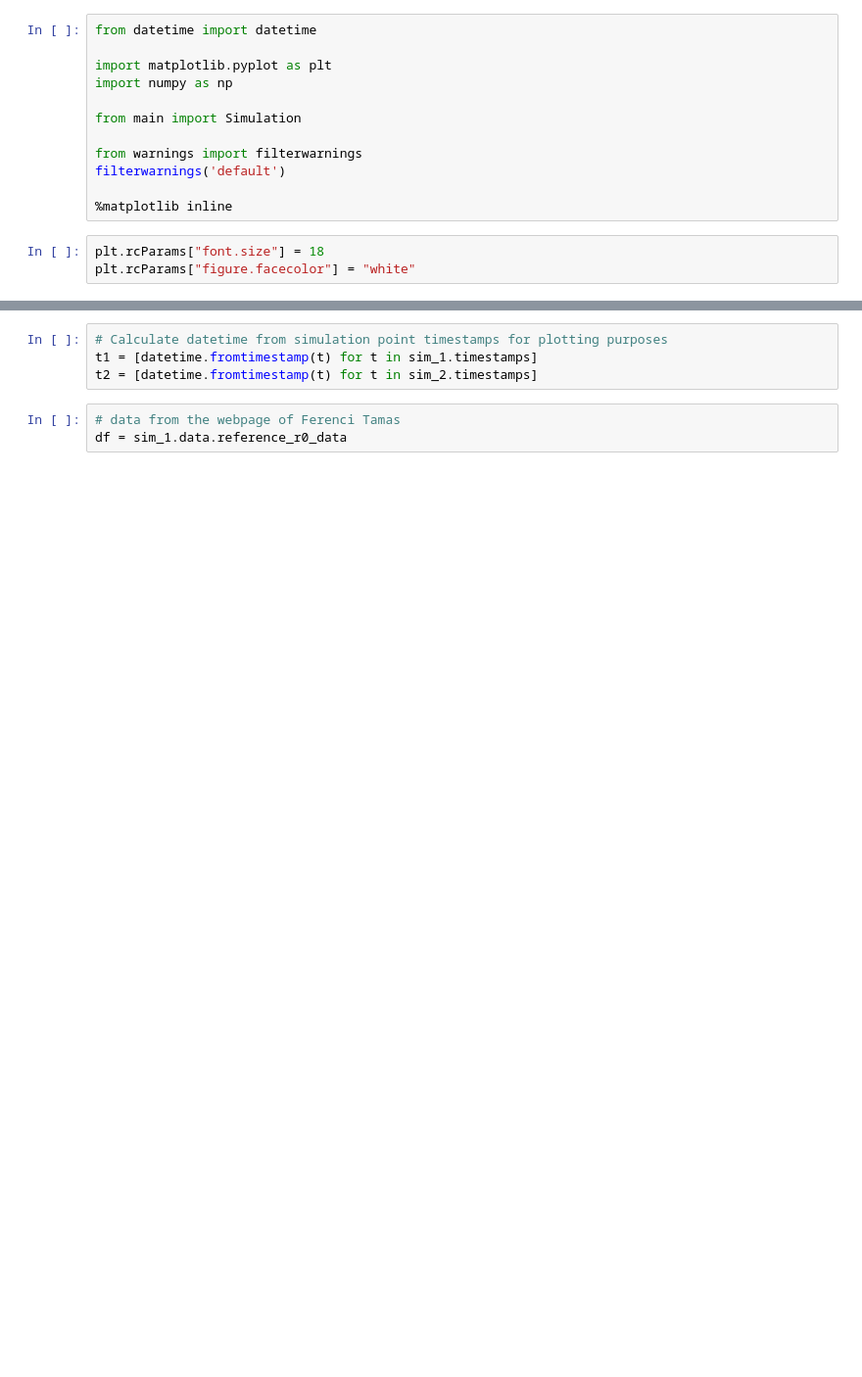
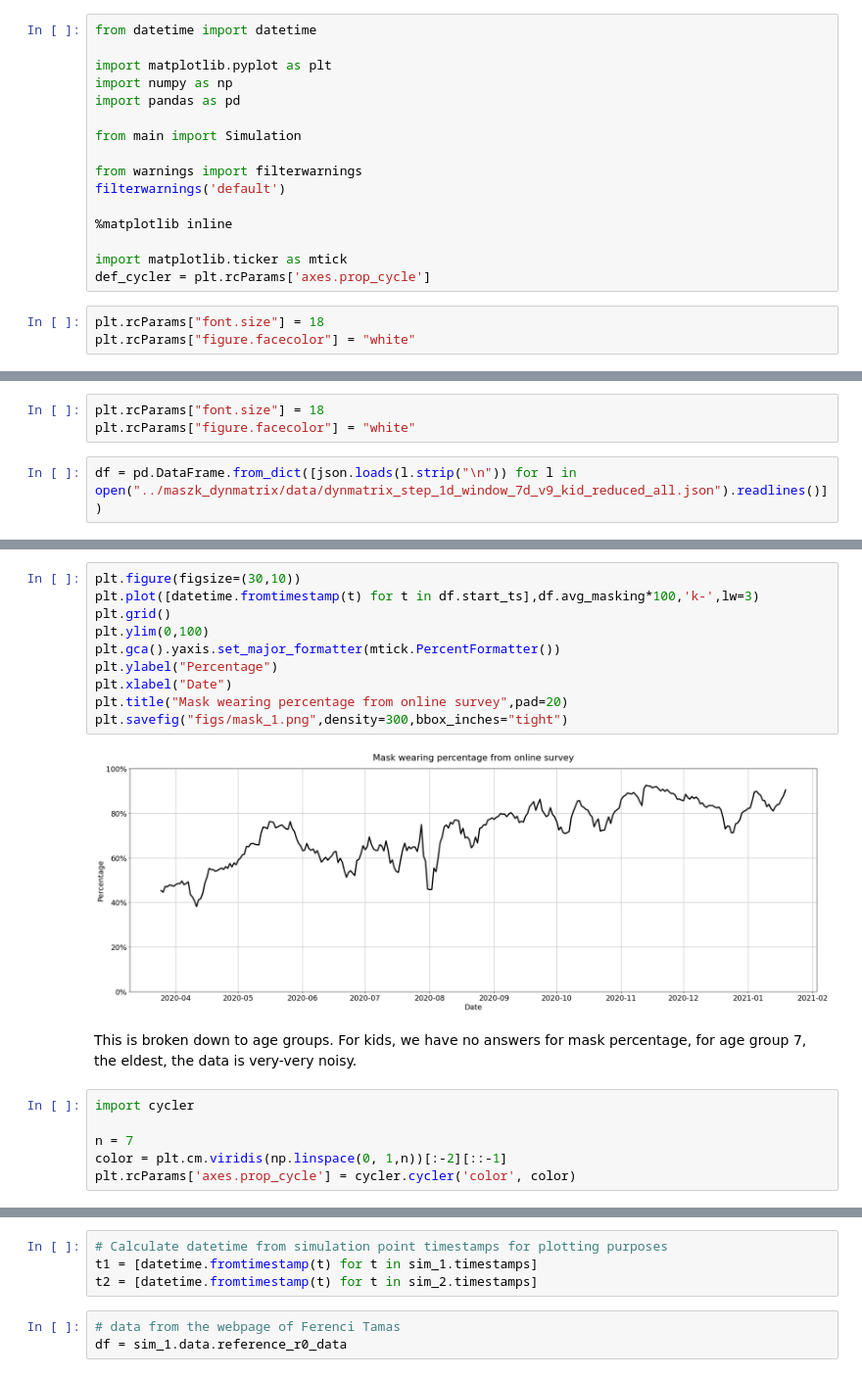
Before and after one commit to zsvizi/r-eff-social-contact-surveys-covid-19-hungary, a Jupyter notebook: figures.ipynb, the cells around one changed output, grey strips where cells are left out. Shown at 98% size. Saved outputs shown, nothing was run; the diff lists cells and outputs as text; blank space fills up the shorter version.

```diff
--- a/figures.ipynb
+++ b/figures.ipynb
@@ -3,6 +13,7 @@ from datetime import datetime
 
 import matplotlib.pyplot as plt
 import numpy as np
+import pandas as pd
 
 from main import Simulation
 
@@ -10,6 +21,9 @@ from warnings import filterwarnings
 filterwarnings('default')
 
 %matplotlib inline
+
+import matplotlib.ticker as mtick
+def_cycler = plt.rcParams['axes.prop_cycle']
 # %%
 plt.rcParams["font.size"] = 18
 plt.rcParams["figure.facecolor"] = "white"
@@ -15,0 +101,5 @@ plt.rcParams["figure.facecolor"] = "white"
+# %%
+plt.rcParams["font.size"] = 18
+plt.rcParams["figure.facecolor"] = "white"
+# %%
+df = pd.DataFrame.from_dict([json.loads(l.strip("\n")) for l in open("../maszk_dynmatrix/data/dynmatrix_step_1d_window_7d_v9_kid_reduced_all.json").readlines()])
@@ -15,0 +108,20 @@ plt.rcParams["figure.facecolor"] = "white"
+# %%
+plt.figure(figsize=(30,10))
+plt.plot([datetime.fromtimestamp(t) for t in df.start_ts],df.avg_masking*100,'k-',lw=3)
+plt.grid()
+plt.ylim(0,100)
+plt.gca().yaxis.set_major_formatter(mtick.PercentFormatter())
+plt.ylabel("Percentage")
+plt.xlabel("Date")
+plt.title("Mask wearing percentage from online survey",pad=20)
+plt.savefig("figs/mask_1.png",density=300,bbox_inches="tight")
+# %% [output]
+[figure, added]
+# %% [markdown]
+This is broken down to age groups. For kids, we have no answers for mask percentage, for age group 7, the eldest, the data is very-very noisy.
+# %%
+import cycler
+
+n = 7
+color = plt.cm.viridis(np.linspace(0, 1,n))[:-2][::-1]
+plt.rcParams['axes.prop_cycle'] = cycler.cycler('color', color)
```
Also changed, not shown: parts of 30 cells of this notebook, 3 other files.
